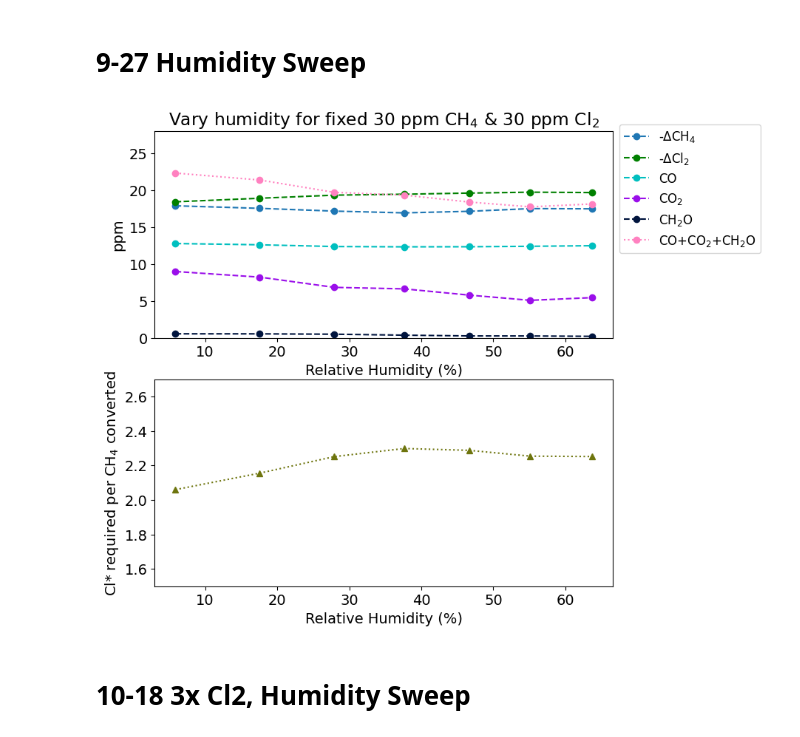
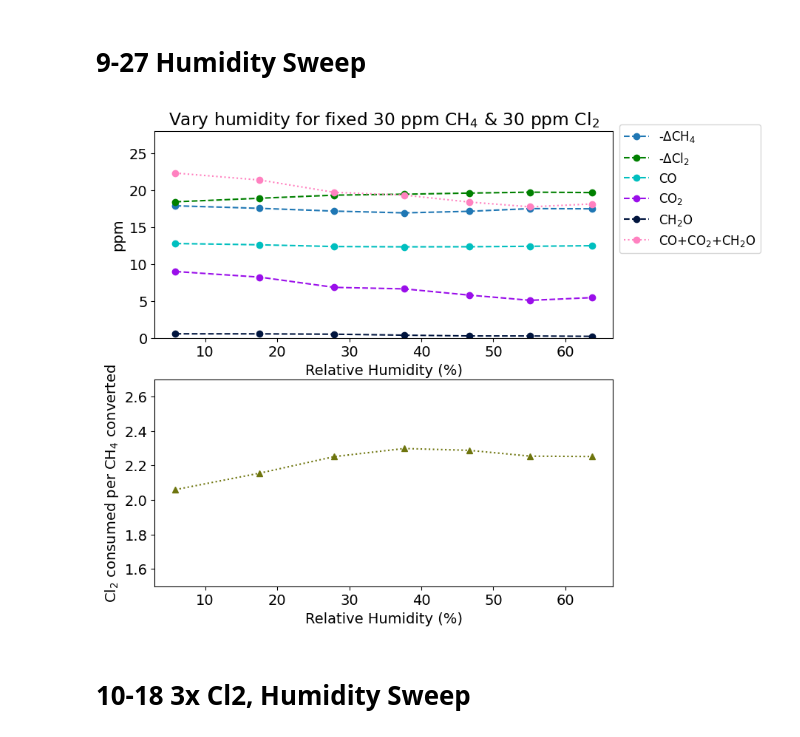
Before and after one commit to richardsrandall/Fall-2024-Cl2, a Jupyter notebook: 09-29 Cl2 Campaign Redo 1/09-29_plot_cl2_data.ipynb, the cells around one changed output. Cells and saved outputs as stored; diff of their text form; code cells hidden in the pictures.

```diff
--- a/09-29 Cl2 Campaign Redo 1/09-29_plot_cl2_data.ipynb
+++ b/09-29 Cl2 Campaign Redo 1/09-29_plot_cl2_data.ipynb
@@ -42,35 +42,35 @@ else:
     cl2_conversions = [conv*(nom/baseline) for nom,conv,baseline in zip(nom_cl2,conversion_data['Cl2 LabJack: Cl2 Node A (ppm) conversion'],conversion_data['Cl2 LabJack: Cl2 Node A (ppm) baseline'])]
 #print(nom_cl2,'\n',list(conversion_data['Cl2 LabJack: Cl2 Node A (ppm) baseline']),'\n',list(conversion_data['Cl2 LabJack: Cl2 Node A (ppm) conversion']),'\n',cl2_conversions)
 
 # Setup subplots
 plt.rcParams.update({'font.size': 14})
 (fig,(ax1,ax2)) = plt.subplots(nrows=2,figsize=(8,8),sharex=True)
 
 # Make the first plot
 ax1.plot(humidities,ch4_conversions,label='-$\Delta$CH$_4$',marker='o',linestyle='--')
 ax1.plot(humidities,cl2_conversions,label='-$\Delta$Cl$_2$',color='g',marker='o',linestyle='--')
 ax1.plot(humidities,co,label='CO',color='c',marker='o',linestyle='--')
 ax1.plot(humidities,co2,label='CO$_2$',color='xkcd:violet',marker='o',linestyle='--')
 ax1.plot(humidities,ch2o,label='CH$_2$O',color='xkcd:navy',marker='o',linestyle='--')
 ax1.plot(humidities,[a+b+c for a,b,c in zip(co,co2,ch2o)],label='CO+CO$_2$+CH$_2$O',color='xkcd:pink',linestyle=':',marker='o')
 ax1.set_ylabel("ppm")
 ax1.set_xlabel("Relative Humidity (%)")
 ax1.set_ylim(0,28)
 ax1.legend(fontsize=12,loc='lower left',bbox_to_anchor=(1,0.38))
 ax1.xaxis.set_tick_params(labelbottom=True)
 
 # Make the second plot
 ch4_per_cl_star = [2*b/a for a,b in zip(ch4_conversions,cl2_conversions)]
 ax2.plot(humidities,ch4_per_cl_star,label="CH$_4$ Converted per Cl*",color='xkcd:olive',linestyle=':',marker='^')
-ax2.set_ylabel("Cl* required per CH$_4$ converted")
+ax2.set_ylabel("Cl$_2$ consumed per CH$_4$ converted")
 ax2.set_xlabel("Relative Humidity (%)")
 ax2.xaxis.set_tick_params(labelbottom=True)
 ax2.set_ylim(1.5,2.7)
 
 ax1.set_title("Vary humidity for fixed 30 ppm CH$_4$ & 30 ppm Cl$_2$")
 plt.show()
 # %% [output]
-[figure, old version]
+[figure, new version]
 # %% [markdown]
 <h1> 10-18 3x Cl2, Humidity Sweep </h1>
 # %%
```
Also changed, not shown: parts of 4 cells of this notebook, 3 other files.
